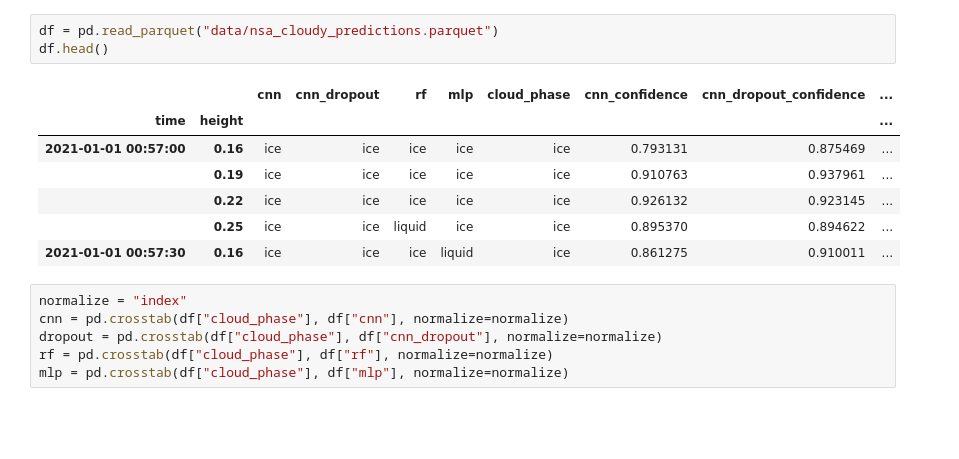
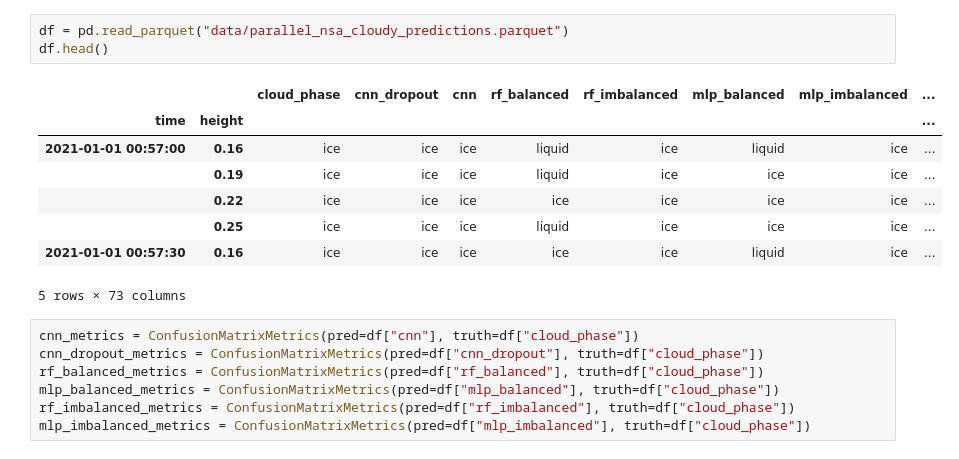
Before and after one commit to maxwelllevin/cloudphase-ml-amt, a Jupyter notebook: src/analysis/confusion_matrix.ipynb, the cells around one changed output. Cells and saved outputs as stored; diff of their text form; blank space fills up the shorter version.

```diff
--- a/src/analysis/confusion_matrix.ipynb
+++ b/src/analysis/confusion_matrix.ipynb
@@ -36,17 +9,19 @@ def make_heatmap(ax, data, label):
 # %%
-df = pd.read_parquet("data/nsa_cloudy_predictions.parquet")
+df = pd.read_parquet("data/parallel_nsa_cloudy_predictions.parquet")
 df.head()
 # %% [output]
-|  |  | cnn | cnn_dropout | rf | mlp | cloud_phase | cnn_confidence | cnn_dropout_confidence | ... |
+|  |  | cloud_phase | cnn_dropout | cnn | rf_balanced | rf_imbalanced | mlp_balanced | mlp_imbalanced | ... |
 | time | height |  |  |  |  |  |  |  | ... |
-| 2021-01-01 00:57:00 | 0.16 | ice | ice | ice | ice | ice | 0.793131 | 0.875469 | ... |
-|  | 0.19 | ice | ice | ice | ice | ice | 0.910763 | 0.937961 | ... |
-|  | 0.22 | ice | ice | ice | ice | ice | 0.926132 | 0.923145 | ... |
-|  | 0.25 | ice | ice | liquid | ice | ice | 0.895370 | 0.894622 | ... |
-| 2021-01-01 00:57:30 | 0.16 | ice | ice | ice | liquid | ice | 0.861275 | 0.910011 | ... |
+| 2021-01-01 00:57:00 | 0.16 | ice | ice | ice | liquid | ice | liquid | ice | ... |
+|  | 0.19 | ice | ice | ice | liquid | ice | ice | ice | ... |
+|  | 0.22 | ice | ice | ice | ice | ice | ice | ice | ... |
+|  | 0.25 | ice | ice | ice | liquid | ice | ice | ice | ... |
+| 2021-01-01 00:57:30 | 0.16 | ice | ice | ice | ice | ice | liquid | ice | ... |
+5 rows × 73 columns
-# %%
-normalize = "index"
-cnn = pd.crosstab(df["cloud_phase"], df["cnn"], normalize=normalize)
-dropout = pd.crosstab(df["cloud_phase"], df["cnn_dropout"], normalize=normalize)
-rf = pd.crosstab(df["cloud_phase"], df["rf"], normalize=normalize)
-mlp = pd.crosstab(df["cloud_phase"], df["mlp"], normalize=normalize)
+# %%
+cnn_metrics = ConfusionMatrixMetrics(pred=df["cnn"], truth=df["cloud_phase"])
+cnn_dropout_metrics = ConfusionMatrixMetrics(pred=df["cnn_dropout"], truth=df["cloud_phase"])
+rf_balanced_metrics = ConfusionMatrixMetrics(pred=df["rf_balanced"], truth=df["cloud_phase"])
+mlp_balanced_metrics = ConfusionMatrixMetrics(pred=df["mlp_balanced"], truth=df["cloud_phase"])
+rf_imbalanced_metrics = ConfusionMatrixMetrics(pred=df["rf_imbalanced"], truth=df["cloud_phase"])
+mlp_imbalanced_metrics = ConfusionMatrixMetrics(pred=df["mlp_imbalanced"], truth=df["cloud_phase"])
```
Also changed, not shown: parts of 8 cells of this notebook, 7 other files.
